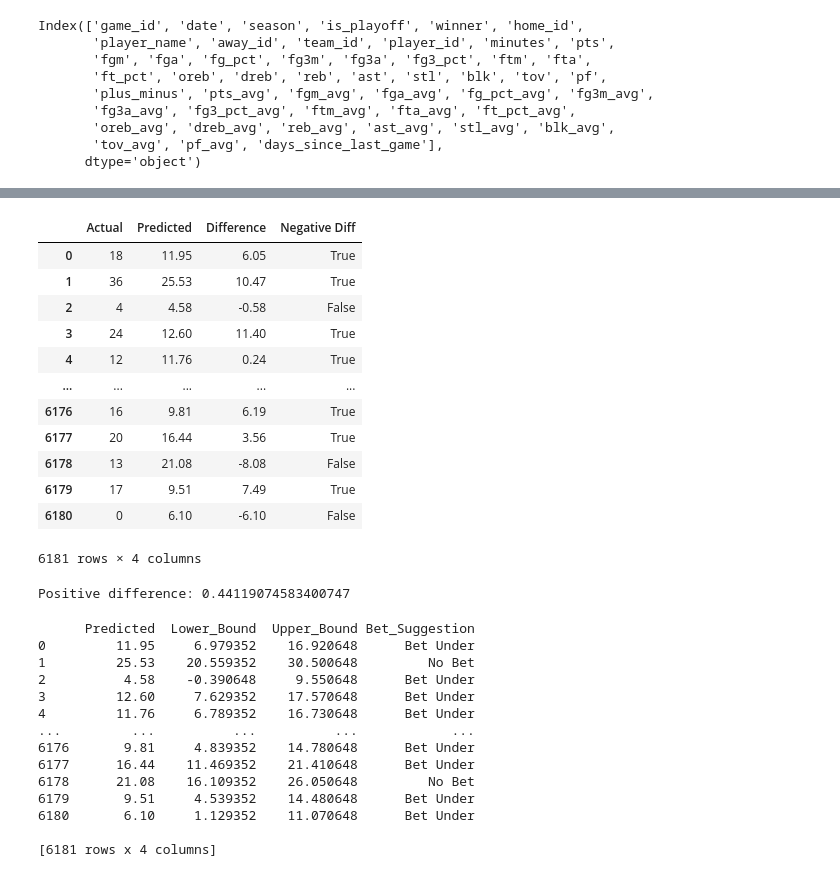
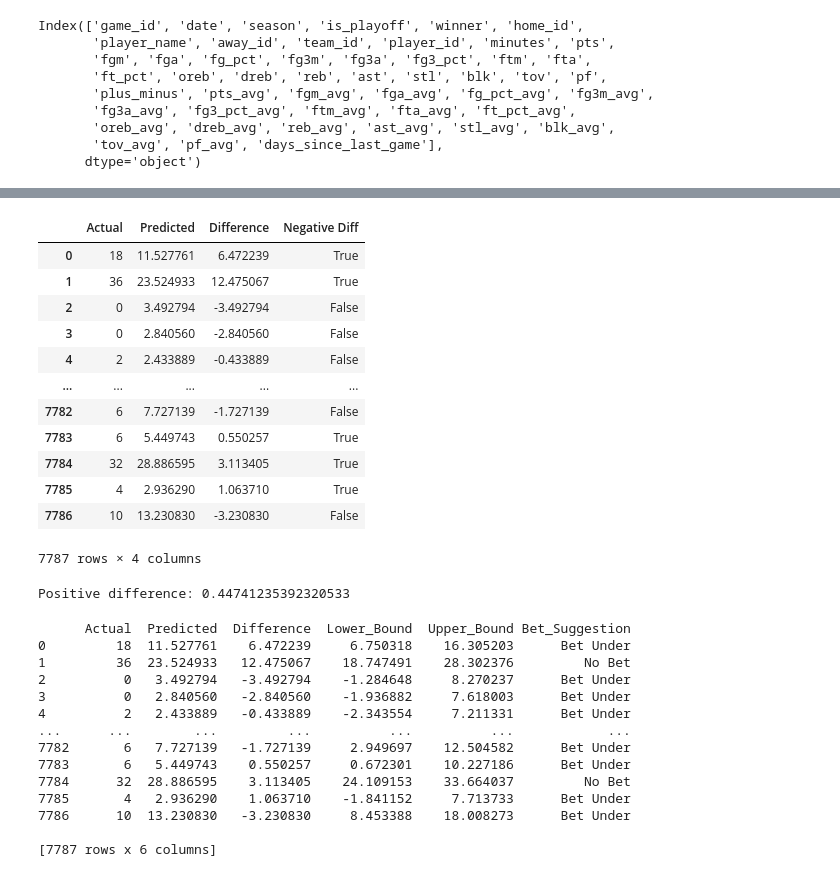
Before and after one commit to caiomelo22/nba-predictor, a Jupyter notebook: src/regression_simulator.ipynb, the cells around one changed output, grey strips where cells are left out. Cells and saved outputs as stored; diff of their text form; code cells hidden in the pictures.

Commit message:
Implement more models in the regression simulator

```diff
--- a/src/regression_simulator.ipynb
+++ b/src/regression_simulator.ipynb
@@ -264,36 +278,34 @@ Stat: pts, Test MSE: 41.0467, Test MAE: 4.9706
 # %%
 results_df = pd.DataFrame({
-    'Actual': y_test.values,
-    'Predicted': y_pred
+    'Actual': best_model['y_test'].values,
+    'Predicted': best_model['y_pred']
 })
 
 results_df["Difference"] = results_df.apply(lambda x: x["Actual"] - x["Predicted"], axis=1)
 results_df["Negative Diff"] = results_df["Difference"] > 0
 
 display(results_df)
 
 total_pos_diff = results_df["Negative Diff"].sum()
 print("Positive difference:", total_pos_diff/len(results_df))
-
-results_df.to_csv("results.csv", index=False)
 # %% [output]
 |  | Actual | Predicted | Difference | Negative Diff |
-| 0 | 18 | 11.95 | 6.05 | True |
-| 1 | 36 | 25.53 | 10.47 | True |
-| 2 | 4 | 4.58 | -0.58 | False |
-| 3 | 24 | 12.60 | 11.40 | True |
-| 4 | 12 | 11.76 | 0.24 | True |
+| 0 | 18 | 11.527761 | 6.472239 | True |
+| 1 | 36 | 23.524933 | 12.475067 | True |
+| 2 | 0 | 3.492794 | -3.492794 | False |
+| 3 | 0 | 2.840560 | -2.840560 | False |
+| 4 | 2 | 2.433889 | -0.433889 | False |
 | ... | ... | ... | ... | ... |
-| 6176 | 16 | 9.81 | 6.19 | True |
-| 6177 | 20 | 16.44 | 3.56 | True |
-| 6178 | 13 | 21.08 | -8.08 | False |
-| 6179 | 17 | 9.51 | 7.49 | True |
-| 6180 | 0 | 6.10 | -6.10 | False |
+| 7782 | 6 | 7.727139 | -1.727139 | False |
+| 7783 | 6 | 5.449743 | 0.550257 | True |
+| 7784 | 32 | 28.886595 | 3.113405 | True |
+| 7785 | 4 | 2.936290 | 1.063710 | True |
+| 7786 | 10 | 13.230830 | -3.230830 | False |
-6181 rows × 4 columns
+7787 rows × 4 columns
-Positive difference: 0.44119074583400747
+Positive difference: 0.44741235392320533
 # %%
 # Define confidence interval based on historical model error
-confidence_margin = mae_result  # Example: based on standard deviation or MAE of past predictions
+confidence_margin = best_model['mae']  # Example: based on standard deviation or MAE of past predictions
 
 # Calculate theoretical bounds
 results_df['Lower_Bound'] = results_df['Predicted'] - confidence_margin
@@ -313,22 +325,22 @@ theoretical_line = 25  # Example: set a constant or dynamic theoretical line
 results_df['Bet_Suggestion'] = results_df.apply(lambda row: betting_decision(row, theoretical_line), axis=1)
 
 # Display results
-print(results_df[['Predicted', 'Lower_Bound', 'Upper_Bound', 'Bet_Suggestion']])
+print(results_df[['Actual', 'Predicted', 'Difference', 'Lower_Bound', 'Upper_Bound', 'Bet_Suggestion']])
 # %% [output]
-      Predicted  Lower_Bound  Upper_Bound Bet_Suggestion
-0         11.95     6.979352    16.920648      Bet Under
-1         25.53    20.559352    30.500648         No Bet
-2          4.58    -0.390648     9.550648      Bet Under
-3         12.60     7.629352    17.570648      Bet Under
-4         11.76     6.789352    16.730648      Bet Under
-...         ...          ...          ...            ...
-6176       9.81     4.839352    14.780648      Bet Under
-6177      16.44    11.469352    21.410648      Bet Under
-6178      21.08    16.109352    26.050648         No Bet
-6179       9.51     4.539352    14.480648      Bet Under
-6180       6.10     1.129352    11.070648      Bet Under
+      Actual  Predicted  Difference  Lower_Bound  Upper_Bound Bet_Suggestion
+0         18  11.527761    6.472239     6.750318    16.305203      Bet Under
+1         36  23.524933   12.475067    18.747491    28.302376         No Bet
+2          0   3.492794   -3.492794    -1.284648     8.270237      Bet Under
+3          0   2.840560   -2.840560    -1.936882     7.618003      Bet Under
+4          2   2.433889   -0.433889    -2.343554     7.211331      Bet Under
+...      ...        ...         ...          ...          ...            ...
+7782       6   7.727139   -1.727139     2.949697    12.504582      Bet Under
+7783       6   5.449743    0.550257     0.672301    10.227186      Bet Under
+7784      32  28.886595    3.113405    24.109153    33.664037         No Bet
+7785       4   2.936290    1.063710    -1.841152     7.713733      Bet Under
+7786      10  13.230830   -3.230830     8.453388    18.008273      Bet Under
 
-[6181 rows x 4 columns]
+[7787 rows x 6 columns]
 # %%
 if save_pipeline:
     path = f"../dist/betting"
```
Also changed, not shown: parts of 7 cells of this notebook.
